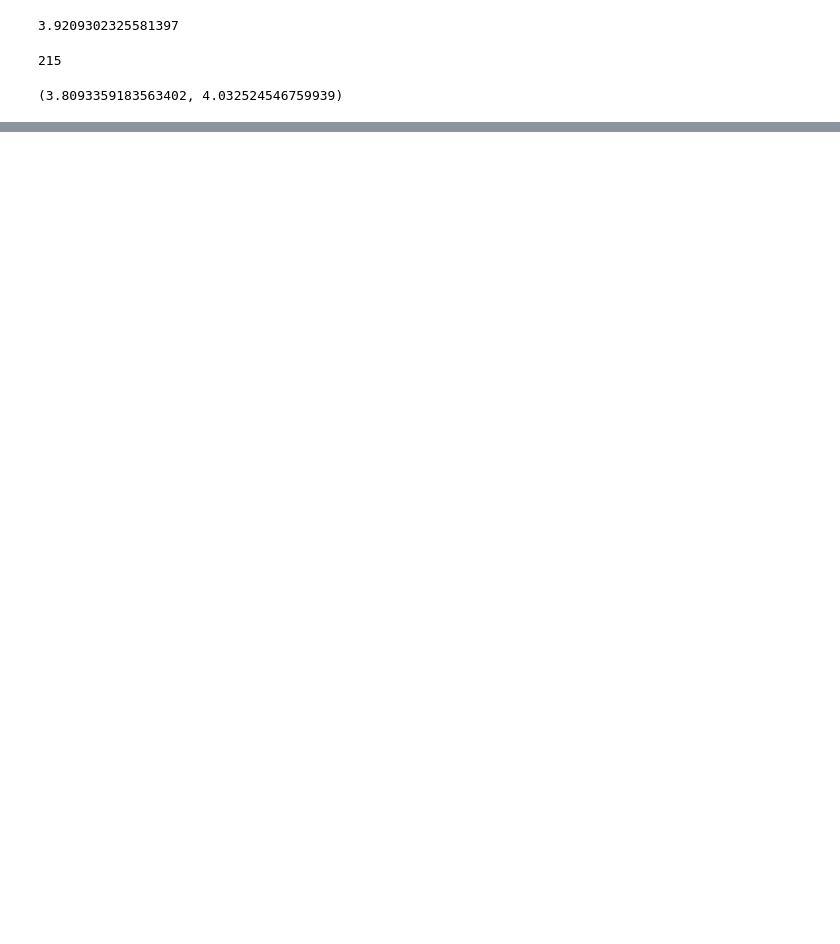
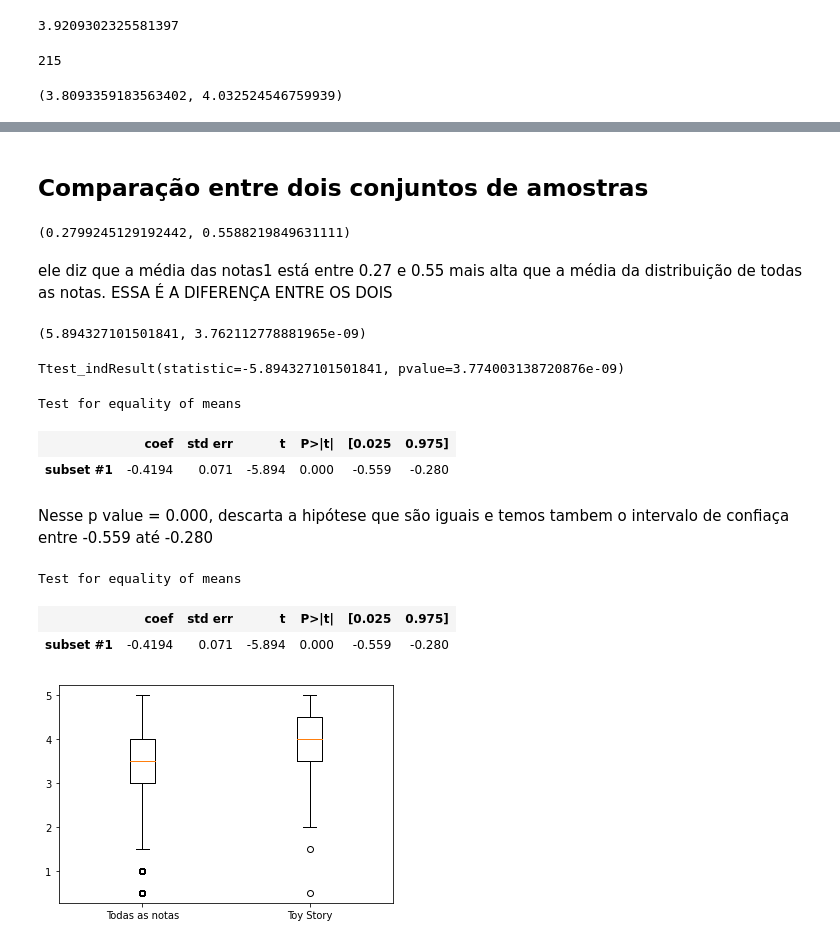
Before and after one commit to ziggy-data/Analise-IMDB, a Jupyter notebook: introducao-testes.ipynb, the cells around one changed output, grey strips where cells are left out. Saved outputs shown, nothing was run; the diff lists cells and outputs as text; code cells hidden in the pictures; blank space fills up the shorter version.

```diff
--- a/introducao-testes.ipynb
+++ b/introducao-testes.ipynb
@@ -372,0 +414,42 @@ rejeitar hipotese
+# %% [markdown]
+## Comparação entre dois conjuntos de amostras
+# %%
+#como pegar um intervalo atraves d médias entre 2 distribuições e verificar o quão diferentes elas são
+zconfint(notas1.rating, notas.rating)
+# %% [output]
+(0.2799245129192442, 0.5588219849631111)
+# %% [markdown]
+ele diz que a média das notas1 está entre 0.27 e 0.55 mais alta que a média da distribuição de todas as notas. ESSA É A DIFERENÇA ENTRE OS DOIS
+# %%
+#agr a diferença com p value
+ztest(notas1.rating, notas.rating)
+# %% [output]
+(5.894327101501841, 3.762112778881965e-09)
+# %%
+from scipy.stats import ttest_ind
+ttest_ind(notas.rating,notas1.rating)
+# %% [output]
+Ttest_indResult(statistic=-5.894327101501841, pvalue=3.774003138720876e-09)
+# %%
+descr_todas_as_notas = DescrStatsW(notas.rating)
+descr_toystory = DescrStatsW(notas1.rating)
+comparacao = descr_todas_as_notas.get_compare(descr_toystory)
+comparacao.summary()
+# %% [output]
+Test for equality of means
+|  | coef | std err | t | P>|t| | [0.025 | 0.975] |
+| subset #1 | -0.4194 | 0.071 | -5.894 | 0.000 | -0.559 | -0.280 |
+# %% [markdown]
+Nesse p value = 0.000, descarta a hipótese que são iguais e temos tambem o intervalo de confiaça entre -0.559 até -0.280
+# %%
+# ele ja vem por padrao o t test ativo
+comparacao.summary(use_t=True)
+# %% [output]
+Test for equality of means
+|  | coef | std err | t | P>|t| | [0.025 | 0.975] |
+| subset #1 | -0.4194 | 0.071 | -5.894 | 0.000 | -0.559 | -0.280 |
+# %%
+plt.boxplot([notas.rating, notas1.rating],labels=['Todas as notas','Toy Story'])
+plt.show()
+# %% [output]
+[figure, added]
```
Also changed, not shown: parts of 46 cells of this notebook.
